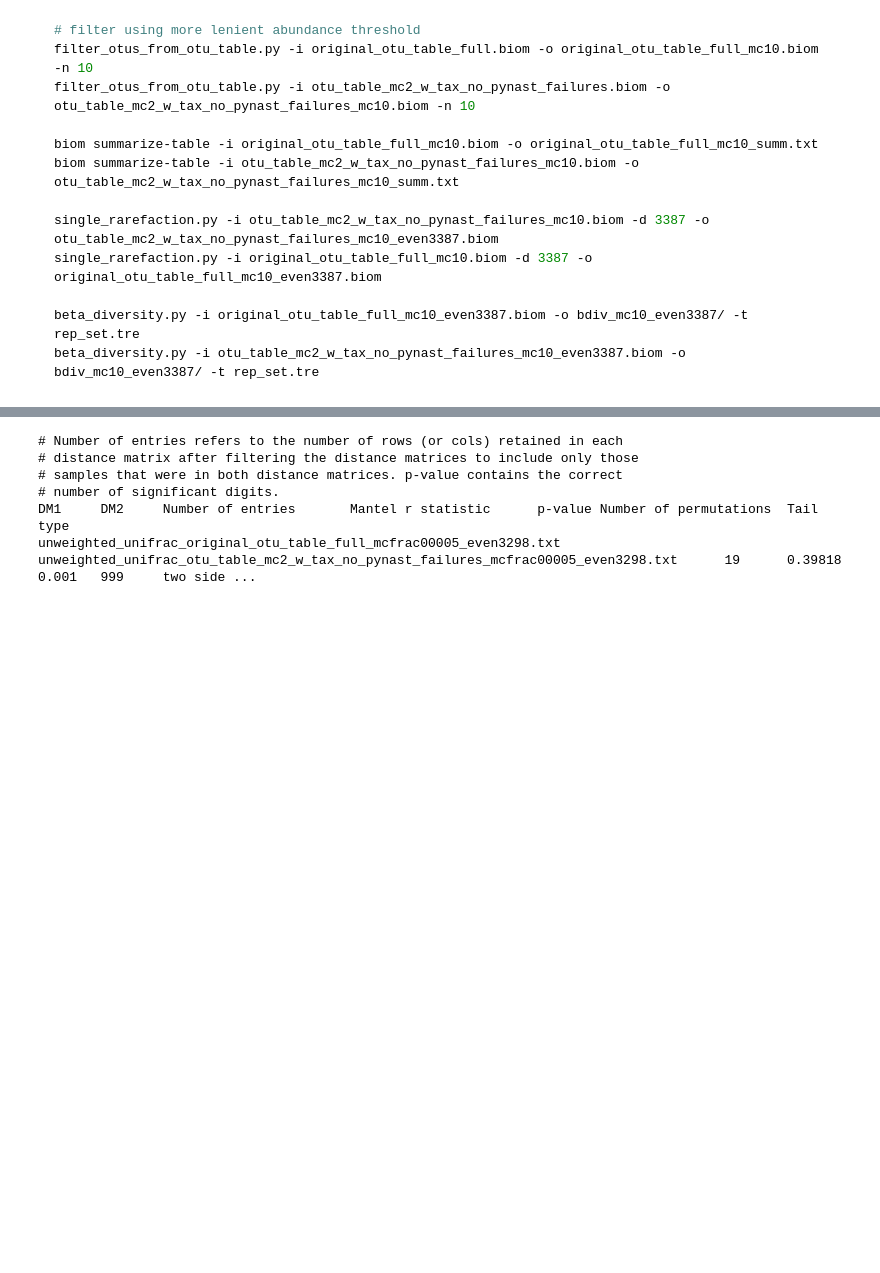
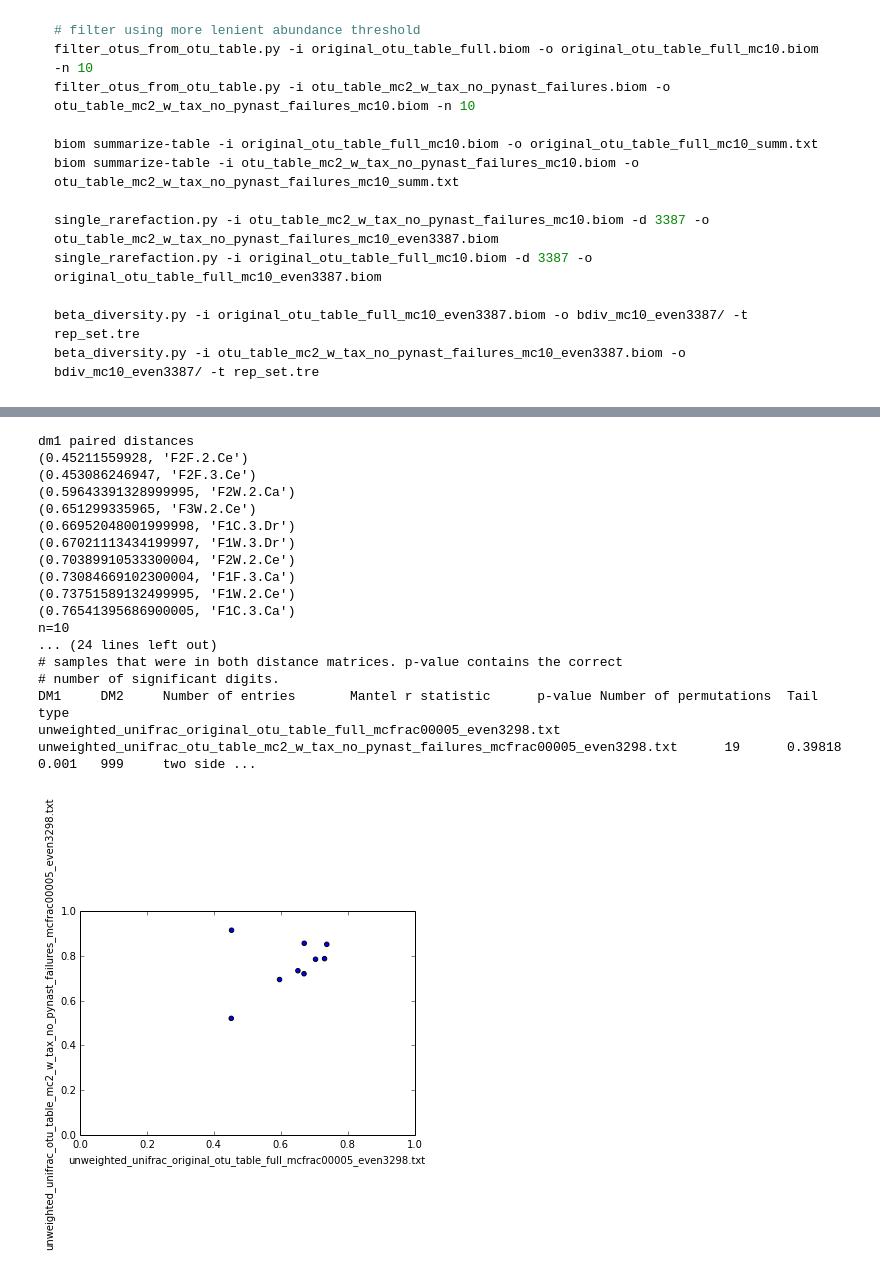
Before and after one commit to gregcaporaso/sloan-office-r2r-variation, a Jupyter notebook: sample-resequencing-choice.ipynb, the cells around one changed output, grey strips where cells are left out. Drawn from its saved outputs; the diff is of its cells as text; code cells hidden in the pictures; blank space fills up the shorter version.

```diff
--- a/sample-resequencing-choice.ipynb
+++ b/sample-resequencing-choice.ipynb
@@ -347,12 +340,25 @@ WARNING: pylab import has clobbered these variables: ['e']
-# %%
-mantel_out = "unweighted_unifrac_mantel_out"
-!compare_distance_matrices.py -i $run1_unweighted_dm,$run2_unweighted_dm -o $mantel_out --method mantel -n 999
-!cat $mantel_out/mantel_results.txt
-# %% [output]
-# Number of entries refers to the number of rows (or cols) retained in each
-# distance matrix after filtering the distance matrices to include only those
-# samples that were in both distance matrices. p-value contains the correct
-# number of significant digits.
-DM1     DM2     Number of entries       Mantel r statistic      p-value Number of permutations  Tail type
-unweighted_unifrac_original_otu_table_full_mcfrac00005_even3298.txt     unweighted_unifrac_otu_table_mc2_w_tax_no_pynast_failures_mcfrac00005_even3298.txt      19      0.39818 0.001   999     two side ...
+# %%
+run1_unweighted_dm = 'unweighted_unifrac_original_otu_table_full_mcfrac00005_even3298.txt'
+run2_unweighted_dm = 'unweighted_unifrac_otu_table_mc2_w_tax_no_pynast_failures_mcfrac00005_even3298.txt'
+
+compare_distance_matrices(run1_unweighted_dm, run2_unweighted_dm, map_fp)
+# %% [output]
+dm1 paired distances
+(0.45211559928, 'F2F.2.Ce')
+(0.453086246947, 'F2F.3.Ce')
+(0.59643391328999995, 'F2W.2.Ca')
+(0.651299335965, 'F3W.2.Ce')
+(0.66952048001999998, 'F1C.3.Dr')
+(0.67021113434199997, 'F1W.3.Dr')
+(0.70389910533300004, 'F2W.2.Ce')
+(0.73084669102300004, 'F1F.3.Ca')
+(0.73751589132499995, 'F1W.2.Ce')
+(0.76541395686900005, 'F1C.3.Ca')
+n=10
+... (24 lines left out)
+# samples that were in both distance matrices. p-value contains the correct
+# number of significant digits.
+DM1     DM2     Number of entries       Mantel r statistic      p-value Number of permutations  Tail type
+unweighted_unifrac_original_otu_table_full_mcfrac00005_even3298.txt     unweighted_unifrac_otu_table_mc2_w_tax_no_pynast_failures_mcfrac00005_even3298.txt      19      0.39818 0.001   999     two side ...
+[figure, added]
 # %% [markdown]
```
Also changed, not shown: parts of 24 cells of this notebook.
